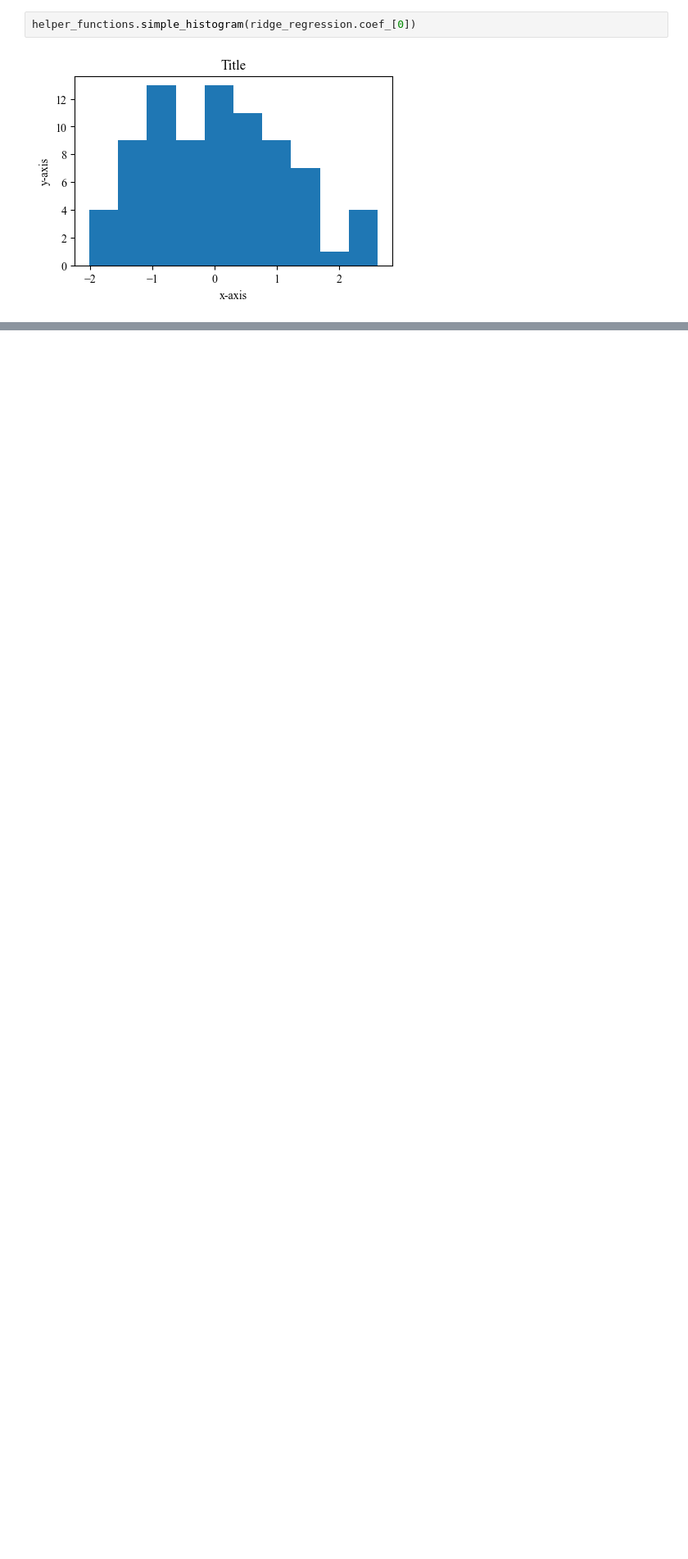
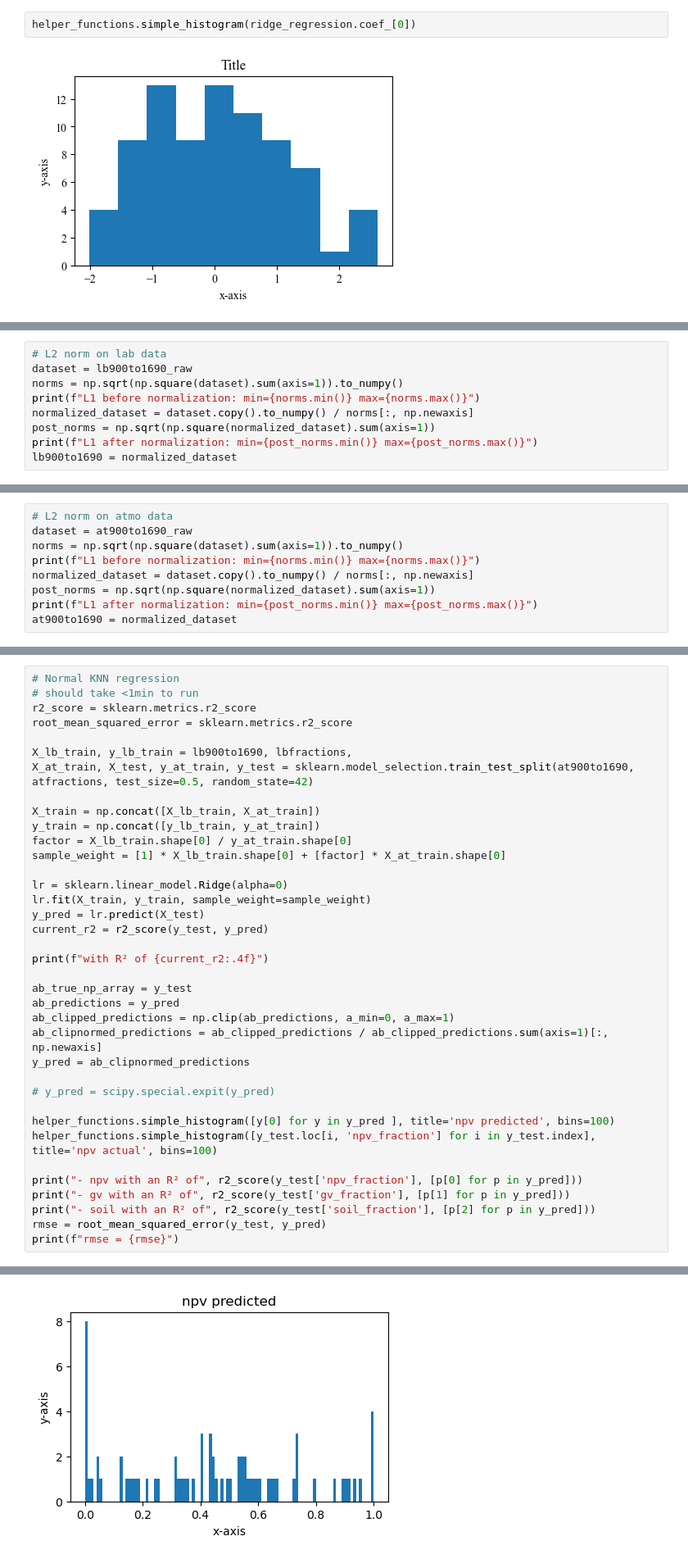
Before and after one commit to utat-ss/FINCH-Science_Unmixing, a Jupyter notebook: runs/classicalml/linear_reg/linear_regression.ipynb, the cells around one changed output, grey strips where cells are left out. Shown at 82% size. Saved outputs shown, nothing was run; the diff lists cells and outputs as text; blank space fills up the shorter version.

```diff
--- a/runs/classicalml/linear_reg/linear_regression.ipynb
+++ b/runs/classicalml/linear_reg/linear_regression.ipynb
@@ -376,0 +386,9 @@ mean r^2 = 0.02942738807600425
+# %%
+# L2 norm on lab data
+dataset = lb900to1690_raw
+norms = np.sqrt(np.square(dataset).sum(axis=1)).to_numpy()
+print(f"L1 before normalization: min={norms.min()} max={norms.max()}")
+normalized_dataset = dataset.copy().to_numpy() / norms[:, np.newaxis]
+post_norms = np.sqrt(np.square(normalized_dataset).sum(axis=1))
+print(f"L1 after normalization: min={post_norms.min()} max={post_norms.max()}")
+lb900to1690 = normalized_dataset
@@ -376,0 +398,9 @@ mean r^2 = 0.02942738807600425
+# %%
+# L2 norm on atmo data
+dataset = at900to1690_raw
+norms = np.sqrt(np.square(dataset).sum(axis=1)).to_numpy()
+print(f"L1 before normalization: min={norms.min()} max={norms.max()}")
+normalized_dataset = dataset.copy().to_numpy() / norms[:, np.newaxis]
+post_norms = np.sqrt(np.square(normalized_dataset).sum(axis=1))
+print(f"L1 after normalization: min={post_norms.min()} max={post_norms.max()}")
+at900to1690 = normalized_dataset
@@ -376,0 +410,38 @@ mean r^2 = 0.02942738807600425
+# %%
+# Normal KNN regression
+# should take <1min to run
+r2_score = sklearn.metrics.r2_score
+root_mean_squared_error = sklearn.metrics.r2_score
+
+X_lb_train, y_lb_train = lb900to1690, lbfractions,
+X_at_train, X_test, y_at_train, y_test = sklearn.model_selection.train_test_split(at900to1690, atfractions, test_size=0.5, random_state=42)
+
+X_train = np.concat([X_lb_train, X_at_train])
+y_train = np.concat([y_lb_train, y_at_train])
+factor = X_lb_train.shape[0] / y_at_train.shape[0]
+sample_weight = [1] * X_lb_train.shape[0] + [factor] * X_at_train.shape[0]
+
+lr = sklearn.linear_model.Ridge(alpha=0)
+lr.fit(X_train, y_train, sample_weight=sample_weight)
+y_pred = lr.predict(X_test)
+current_r2 = r2_score(y_test, y_pred)
+
+print(f"with R² of {current_r2:.4f}")
+
+ab_true_np_array = y_test
+ab_predictions = y_pred
+ab_clipped_predictions = np.clip(ab_predictions, a_min=0, a_max=1)
+ab_clipnormed_predictions = ab_clipped_predictions / ab_clipped_predictions.sum(axis=1)[:, np.newaxis]
+y_pred = ab_clipnormed_predictions
+
+# y_pred = scipy.special.expit(y_pred)
+
+helper_functions.simple_histogram([y[0] for y in y_pred ], title='npv predicted', bins=100)
+helper_functions.simple_histogram([y_test.loc[i, 'npv_fraction'] for i in y_test.index], title='npv actual', bins=100)
+
+print("- npv with an R² of", r2_score(y_test['npv_fraction'], [p[0] for p in y_pred]))
+print("- gv with an R² of", r2_score(y_test['gv_fraction'], [p[1] for p in y_pred]))
+print("- soil with an R² of", r2_score(y_test['soil_fraction'], [p[2] for p in y_pred]))
+rmse = root_mean_squared_error(y_test, y_pred)
+print(f"rmse = {rmse}")
+# %% [output]
@@ -376,0 +453 @@ mean r^2 = 0.02942738807600425
+[figure, added]
```
Also changed, not shown: parts of 7 cells of this notebook, 2 other files.
